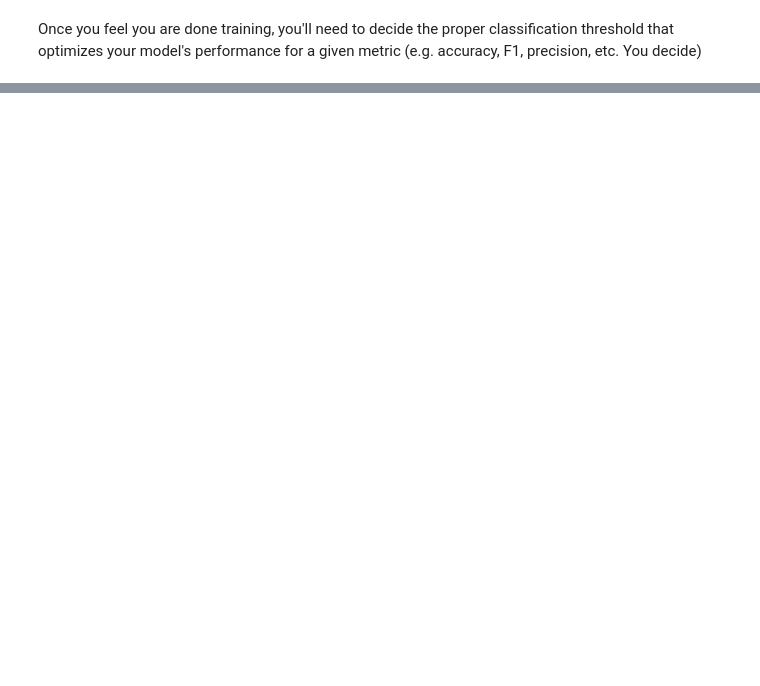
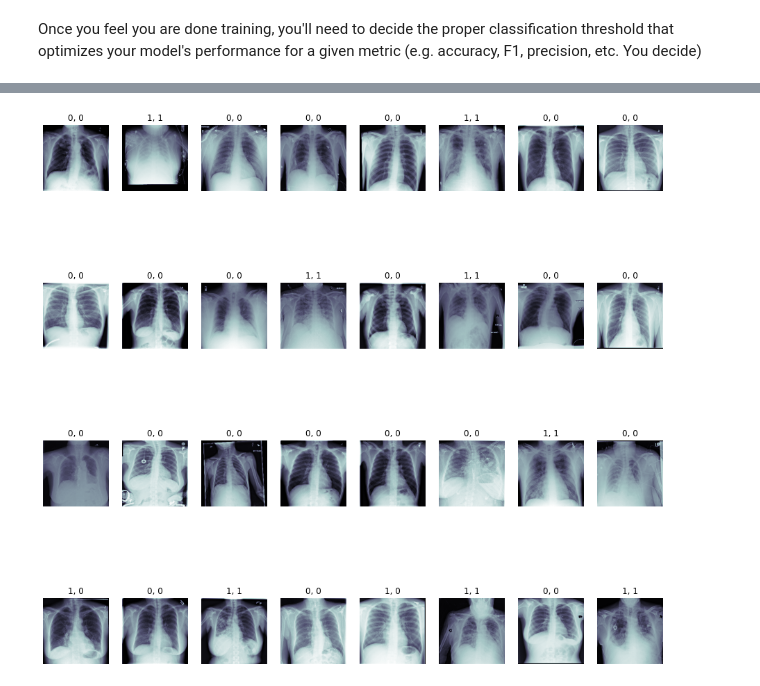
Before and after one commit to ShyamPanj/Pneumonia_Detector, a Jupyter notebook: Build and train model.ipynb, the cells around one changed output, grey strips where cells are left out. Drawn from its saved outputs; the diff is of its cells as text; code cells hidden in the pictures; blank space fills up the shorter version.

```diff
--- a/Build and train model.ipynb
+++ b/Build and train model.ipynb
@@ -460,24 +432,25 @@ Once you feel you are done training, you'll need to decide the proper classifica
 # %%
 ## Let's look at some examples of true vs. predicted with our best model:
 
 # Todo
-
-# fig, m_axs = plt.subplots(10, 10, figsize = (16, 16))
-# i = 0
-# for (c_x, c_y, c_ax) in zip(valX[0:100], testY[0:100], m_axs.flatten()):
-#     c_ax.imshow(c_x[:,:,0], cmap = 'bone')
-#     if c_y == 1:
-#         if pred_Y[i] > YOUR_THRESHOLD:
-#             c_ax.set_title('1, 1')
-#         else:
-#             c_ax.set_title('1, 0')
-#     else:
-#         if pred_Y[i] > YOUR_THRESHOLD:
-#             c_ax.set_title('0, 1')
-#         else:
-#             c_ax.set_title('0, 0')
-#     c_ax.axis('off')
-#     i=i+1
+fig, m_axs = plt.subplots(4, 8, figsize = (16, 16))
+i = 0
+for (c_x, c_y, c_ax) in zip(valX[0:100], valY[0:100], m_axs.flatten()):
+    c_ax.imshow(c_x[:,:,0], cmap = 'bone')
+    if c_y == 1:
+        if pred_Y[i] > opt_threshold:
+            c_ax.set_title('1, 1')
+        else:
+            c_ax.set_title('1, 0')
+    else:
+        if pred_Y[i] > opt_threshold:
+            c_ax.set_title('0, 1')
+        else:
+            c_ax.set_title('0, 0')
+    c_ax.axis('off')
+    i=i+1
+# %% [output]
+[figure, added]
 # %%
 ## Just save model architecture to a .json:
 
```
Also changed, not shown: parts of 20 cells of this notebook.
